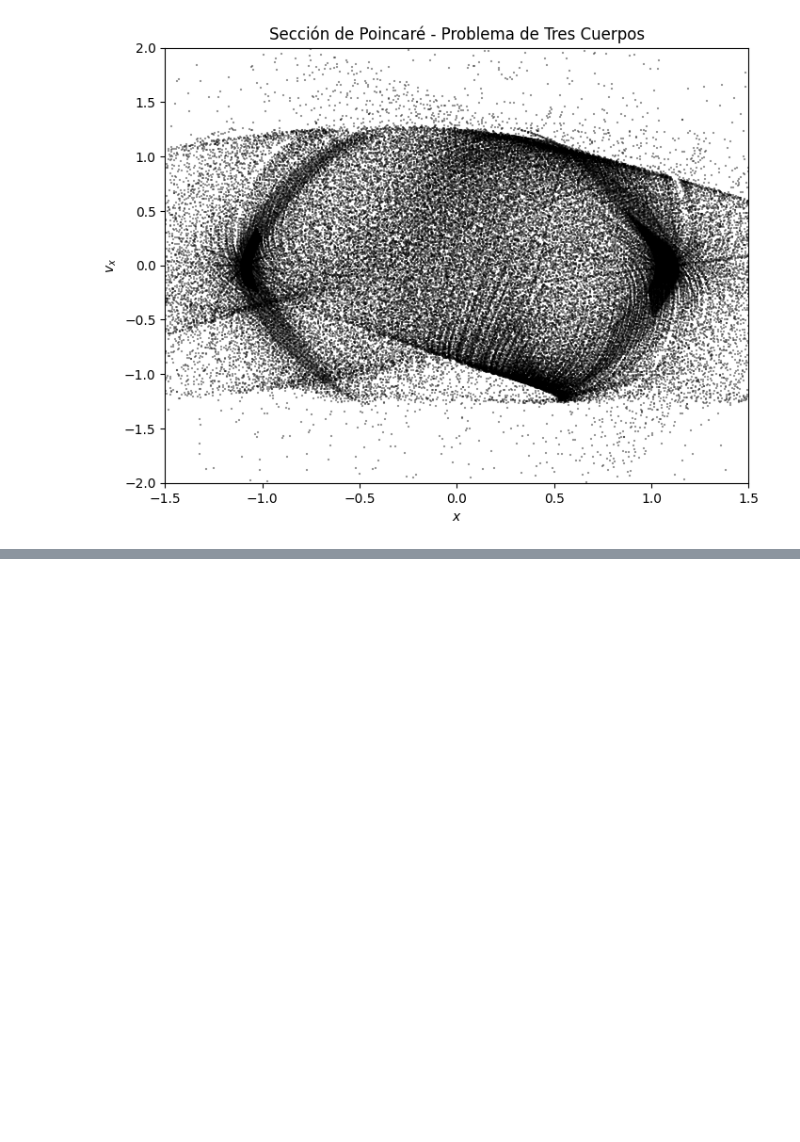
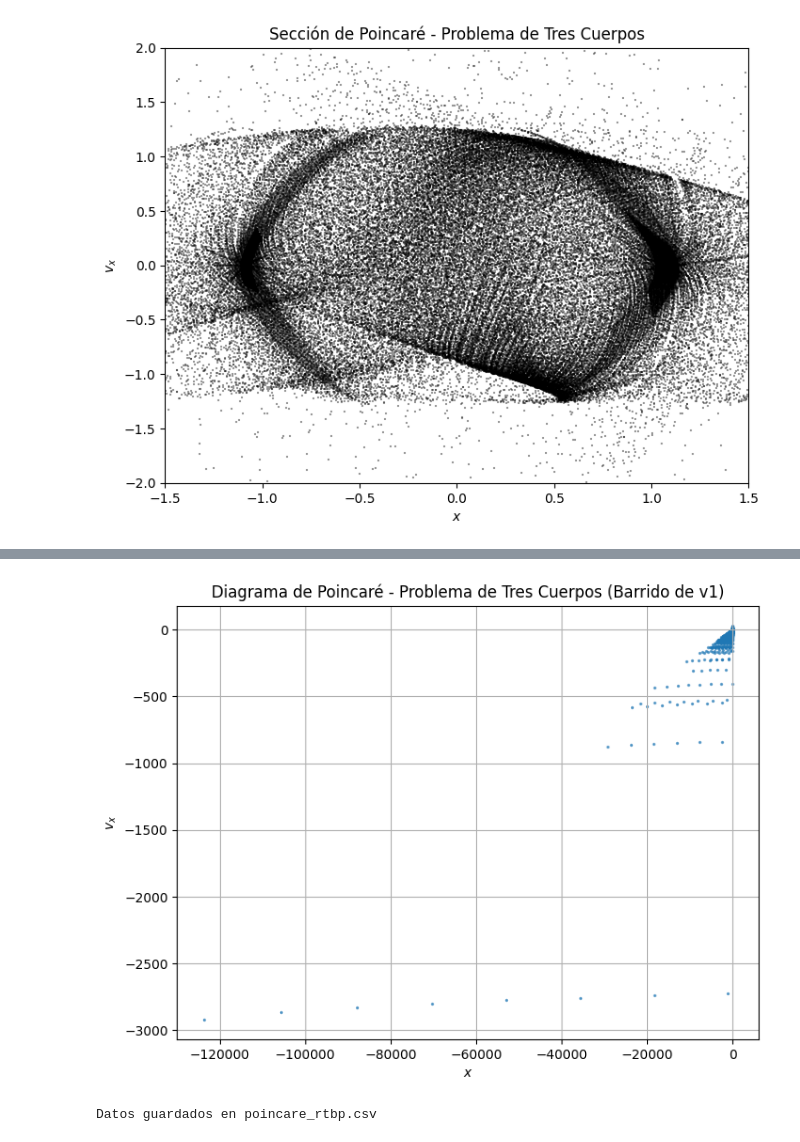
Before and after one commit to Another-DevX/Metodos-computacionales, a Jupyter notebook: proyecto/tres_cuerpos.ipynb, the cells around one changed output, grey strips where cells are left out. Drawn from its saved outputs; the diff is of its cells as text; code cells hidden in the pictures; blank space fills up the shorter version.

```diff
--- a/proyecto/tres_cuerpos.ipynb
+++ b/proyecto/tres_cuerpos.ipynb
@@ -514,7 +521,7 @@ def compute_single_poincare(velocity):
     x1 = solution.x1
     y1 = solution.y1
     vx1 = solution.vx1
-    vy1 = solution.vy1
+    vy1 = solution.vy10
 
     # Buscar cruces y=0 con vy>0 (Interpolación lineal)
     poincare_points = []
@@ -596,0 +735,51 @@ plot_poincare_from_csv()
+# %%
+def compute_single_poincare_rtbp(velocity):
+    vx, vy = velocity
+    state0 = np.array([0.8, 0.0, 0.0, vx, vy, 0.0])  # posición inicial y velocidad variable
+
+    traj = solve_rtbp(mu, state0, dt, steps)
+
+    x = traj[:, 0]
+    y = traj[:, 1]
+    vx = traj[:, 3]
+    vy = traj[:, 4]
+
+    poincare_points = []
+    for i in range(len(y) - 1):
+        if (y[i] < 0) and (y[i+1] > 0) and (vy[i] > 0) and (vy[i+1] > 0):
+            frac = -y[i] / (y[i+1] - y[i])
+            x_poin = x[i] + frac * (x[i+1] - x[i])
+            vx_poin = vx[i] + frac * (vx[i+1] - vx[i])
+            poincare_points.append((x_poin, vx_poin))
+    return poincare_points
+
+
+N = 50
+vx_vals = np.linspace(-0.2, 0.2, N)
+vy_vals = np.linspace(0.1, 0.4, N)
+
+velocities = [(vx, vy) for vx in vx_vals for vy in vy_vals]
+
+
+def compute_poincare_section_rtbp_parallel():
+    with Pool(cpu_count()) as pool:
+        results = list(tqdm(pool.imap(compute_single_poincare_rtbp, velocities), total=len(velocities)))
+
+    x_poincare, vx_poincare = [], []
+    for points in results:
+        for x, vx in points:
+            x_poincare.append(x)
+            vx_poincare.append(vx)
+    return np.array(x_poincare), np.array(vx_poincare)
+
+mu = 0.0121505856  # Tierra-Luna
+
+dt = 0.001
+steps = 50000
+
+x_poincare, vx_poincare = compute_poincare_section_rtbp_parallel()
+plot_poincare_section(x_poincare, vx_poincare)
+save_poincare_to_csv(x_poincare, vx_poincare, "poincare_rtbp.csv")
+# %% [output]
+[figure, added]
+Datos guardados en poincare_rtbp.csv
```
Also changed, not shown: parts of 5 cells of this notebook, 1 other file.
